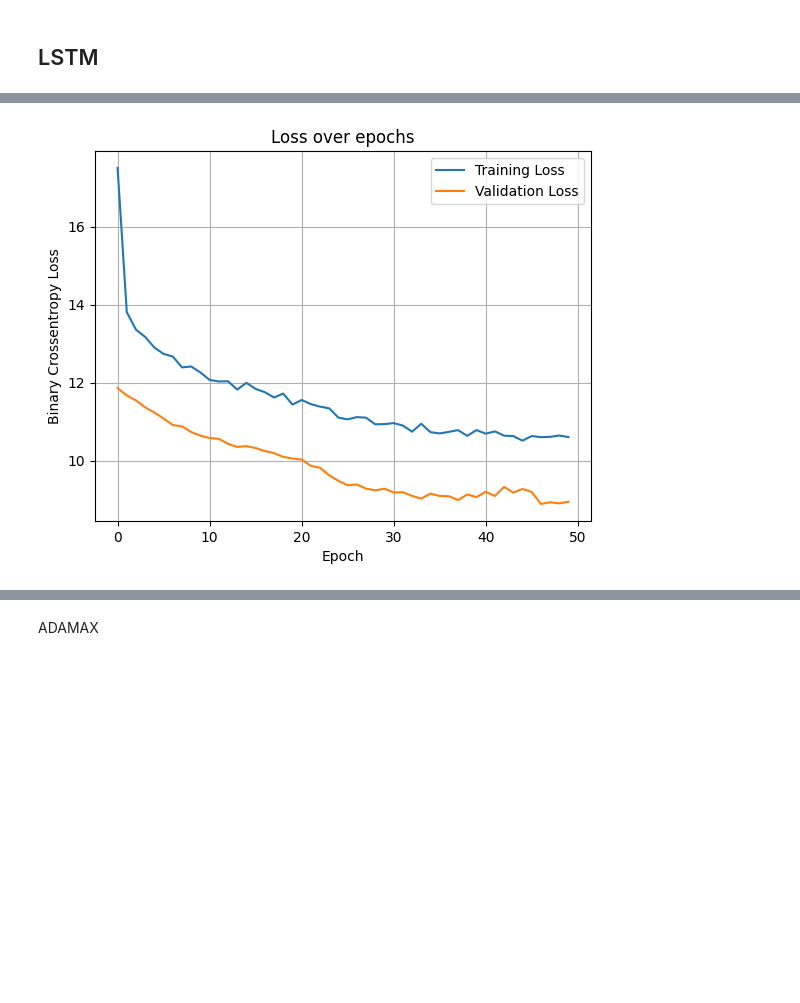
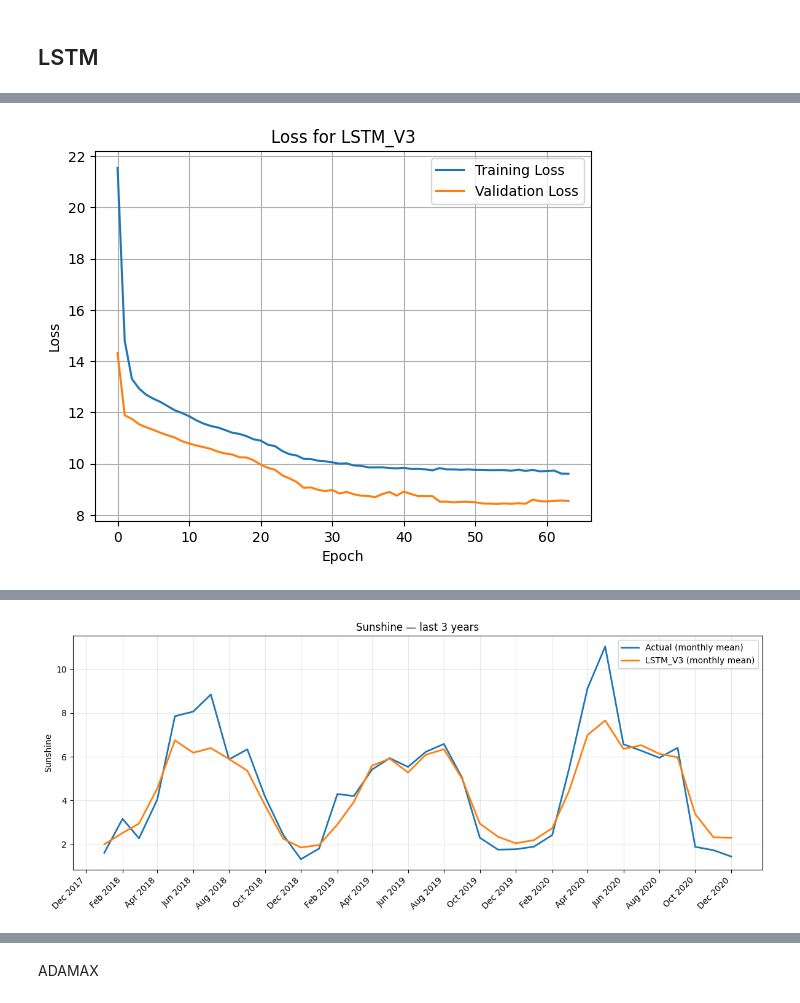
Before and after one commit to markoandjel/MachineLearning, a Jupyter notebook: Projekat III/Marko/projekat3.3Marko.ipynb, the cells around one changed output, grey strips where cells are left out. Cells and saved outputs as stored; diff of their text form; code cells hidden in the pictures; blank space fills up the shorter version.

```diff
--- a/Projekat III/Marko/projekat3.3Marko.ipynb
+++ b/Projekat III/Marko/projekat3.3Marko.ipynb
@@ -332,17 +331,10 @@ def evaluate_model(model_to_eval,test_ds_to_eval,x_test,model_version:str):
 # %% [markdown]
 # Linear regression
 # %%
-import numpy as np
-import pandas as pd
-import matplotlib.pyplot as plt
-import matplotlib.dates as mdates
 from sklearn.linear_model import LinearRegression
-from sklearn.metrics import mean_absolute_error, mean_squared_error, r2_score
 
-# --- Monthly sunshine series ---
 sun = df['sunshine'].resample('MS').mean()
 
-# --- Create 12 lag features (AR(12)-style linear regression) ---
 def make_lags(series, lags=12):
     out = pd.DataFrame({'sunshine': series})
     for k in range(1, lags + 1):
@@ -351,7 +343,6 @@ def make_lags(series, lags=12):
 
 data = make_lags(sun, lags=12).dropna()
 
-# --- Define last 3 years test window ---
 test_start = pd.Timestamp('2018-01-01')
 test_end   = df.index.max()
 
@@ -363,34 +354,17 @@ y_train = train['sunshine'].values
 X_test  = test.drop(columns='sunshine').values
 y_test  = test['sunshine'].values
 
-# --- Fit linear regression and predict last 3 years ---
 lin = LinearRegression()
 lin.fit(X_train, y_train)
 y_pred = lin.predict(X_test)
 
-# Baseline: naive seasonal (same month last year)
 y_naive = test['lag_12'].values
 
-# --- Metrics ---
-def eval_metrics(y_true, y_hat):
-    mae = mean_absolute_error(y_true, y_hat)
-    mse = mean_squared_error(y_true, y_hat)
-    rmse = np.sqrt(mse)
-    r2 = r2_score(y_true, y_hat)
-    return dict(MAE=mae,RMSE=rmse,R2=r2)
+metrics_lr = eval_metrics("LinearReg",y_test, y_pred)
+metrics_nv = eval_metrics("Naive-12",y_test, y_naive)
 
-metrics_lr = eval_metrics(y_test, y_pred)
-metrics_nv = eval_metrics(y_test, y_naive)
-
-results = {
-    "LinearReg": eval_metrics(y_test, y_pred),
-    "Naive-12":  eval_metrics(y_test, y_naive),
-}
-
-results_df = pd.DataFrame(results).T  # transpose so models are rows
-print(results_df)
-print(test.index.min())
-# --- Plot last 3 years: actual vs predictions ---
+print(metrics_lr.to_string(index=False))
+print(metrics_nv.to_string(index=False))
 
 fig, ax = plt.subplots(figsize=(12, 5))
 ax.plot(test.index, y_test,  lw=2, label='Actual')
@@ -597,10 +565,3 @@ Epoch 50/50
 # %%
-print(model.metrics_names)
-test_loss, test_rmse = model.evaluate(test_ds)
-
-plot_loss(history)
-
-y_pred = model.predict(X_test).ravel()
-
-print(y_test.shape, y_pred.shape,test.shape)
+y_pred_lstm_v3, metrics_lstm_v3 = evaluate_model(model_to_eval=model_lstm_v3,test_ds_to_eval=test_ds,x_test=X_test,model_version="LSTM_V3")
 # %% [output]
@@ -609 +572 @@ print(y_test.shape, y_pred.shape,test.shape)
-[figure, old version]
+[figure, new version]
@@ -611,0 +573 @@ print(y_test.shape, y_pred.shape,test.shape)
+[figure, added]
```
Also changed, not shown: parts of 50 cells of this notebook.
